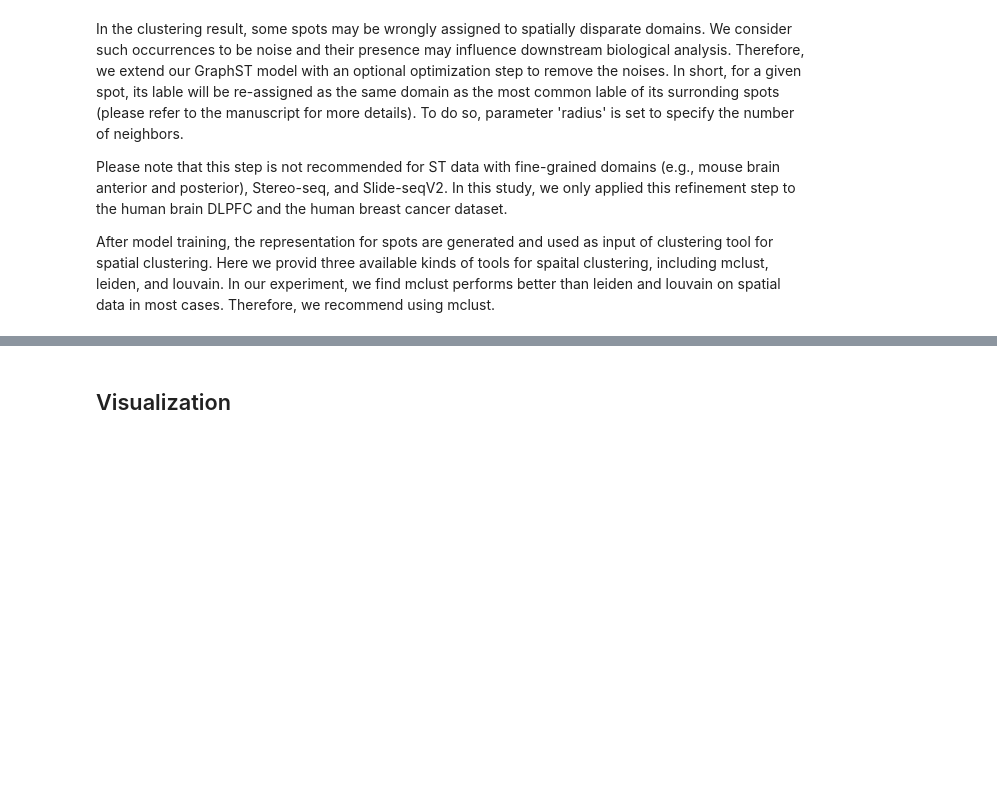
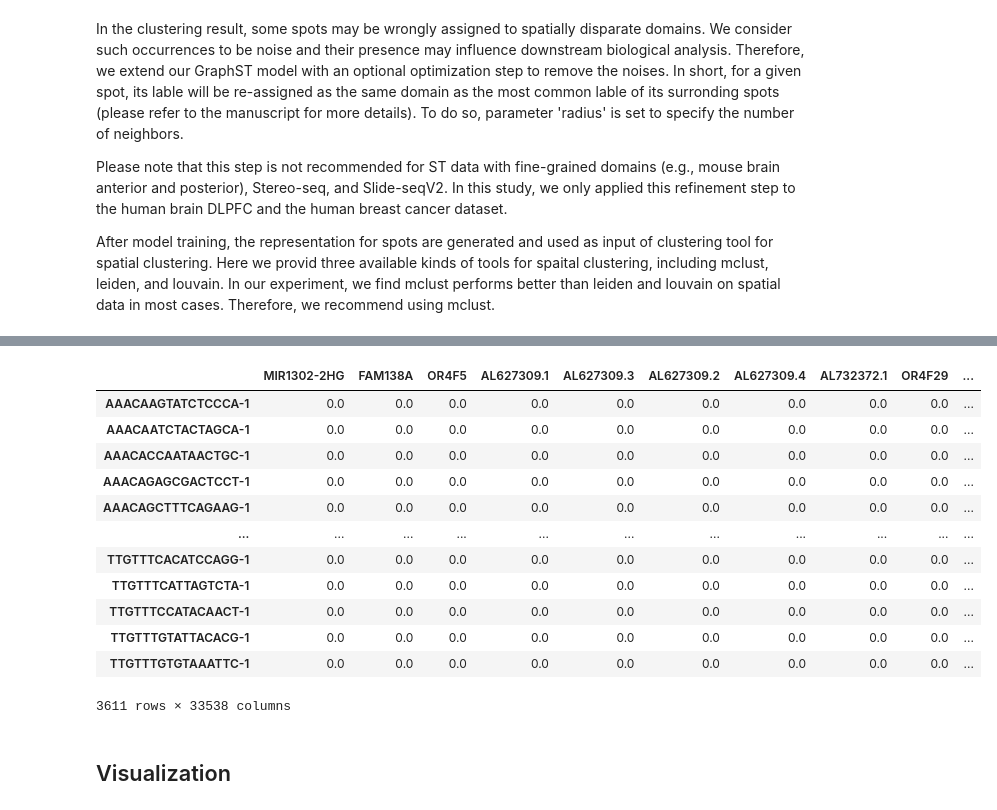
Before and after one commit to toan-ly/GraphST, a Jupyter notebook: notebooks/docs/source/Tutorial 1_10X Visium.ipynb, the cells around one changed output, grey strips where cells are left out. Drawn from its saved outputs; the diff is of its cells as text; code cells hidden in the pictures; blank space fills up the shorter version.

```diff
--- a/notebooks/docs/source/Tutorial 1_10X Visium.ipynb
+++ b/notebooks/docs/source/Tutorial 1_10X Visium.ipynb
@@ -123,3 +167,27 @@ fitting ...
+# %%
+low_dim_data = pd.DataFrame(adata.obsm['feat'], index=adata.obs.index)
+expression_data = pd.DataFrame(adata.layers['count'], index=adata.obs.index, columns=adata.var.index)
+cell_metadata = adata.obs
+
+os.makedirs("/home/lytq/GraphST/results/data_Monocle3", exist_ok=True)
+low_dim_data.to_csv("/home/lytq/GraphST/results/data_Monocle3/low_dim_data.csv")
+expression_data.T.to_csv("/home/lytq/GraphST/results/data_Monocle3/expression_matrix.csv")
+cell_metadata.to_csv("/home/lytq/GraphST/results/data_Monocle3/cell_metadata.csv")
+expression_data
+# %% [output]
+|  | MIR1302-2HG | FAM138A | OR4F5 | AL627309.1 | AL627309.3 | AL627309.2 | AL627309.4 | AL732372.1 | OR4F29 | ... |
+| AAACAAGTATCTCCCA-1 | 0.0 | 0.0 | 0.0 | 0.0 | 0.0 | 0.0 | 0.0 | 0.0 | 0.0 | ... |
+| AAACAATCTACTAGCA-1 | 0.0 | 0.0 | 0.0 | 0.0 | 0.0 | 0.0 | 0.0 | 0.0 | 0.0 | ... |
+| AAACACCAATAACTGC-1 | 0.0 | 0.0 | 0.0 | 0.0 | 0.0 | 0.0 | 0.0 | 0.0 | 0.0 | ... |
+| AAACAGAGCGACTCCT-1 | 0.0 | 0.0 | 0.0 | 0.0 | 0.0 | 0.0 | 0.0 | 0.0 | 0.0 | ... |
+| AAACAGCTTTCAGAAG-1 | 0.0 | 0.0 | 0.0 | 0.0 | 0.0 | 0.0 | 0.0 | 0.0 | 0.0 | ... |
+| ... | ... | ... | ... | ... | ... | ... | ... | ... | ... | ... |
+| TTGTTTCACATCCAGG-1 | 0.0 | 0.0 | 0.0 | 0.0 | 0.0 | 0.0 | 0.0 | 0.0 | 0.0 | ... |
+| TTGTTTCATTAGTCTA-1 | 0.0 | 0.0 | 0.0 | 0.0 | 0.0 | 0.0 | 0.0 | 0.0 | 0.0 | ... |
+| TTGTTTCCATACAACT-1 | 0.0 | 0.0 | 0.0 | 0.0 | 0.0 | 0.0 | 0.0 | 0.0 | 0.0 | ... |
+| TTGTTTGTATTACACG-1 | 0.0 | 0.0 | 0.0 | 0.0 | 0.0 | 0.0 | 0.0 | 0.0 | 0.0 | ... |
+| TTGTTTGTGTAAATTC-1 | 0.0 | 0.0 | 0.0 | 0.0 | 0.0 | 0.0 | 0.0 | 0.0 | 0.0 | ... |
+3611 rows × 33538 columns
 # %% [markdown]
 ## Visualization
 # %% [markdown]
```
Also changed, not shown: parts of 14 cells of this notebook, 4 other files.
